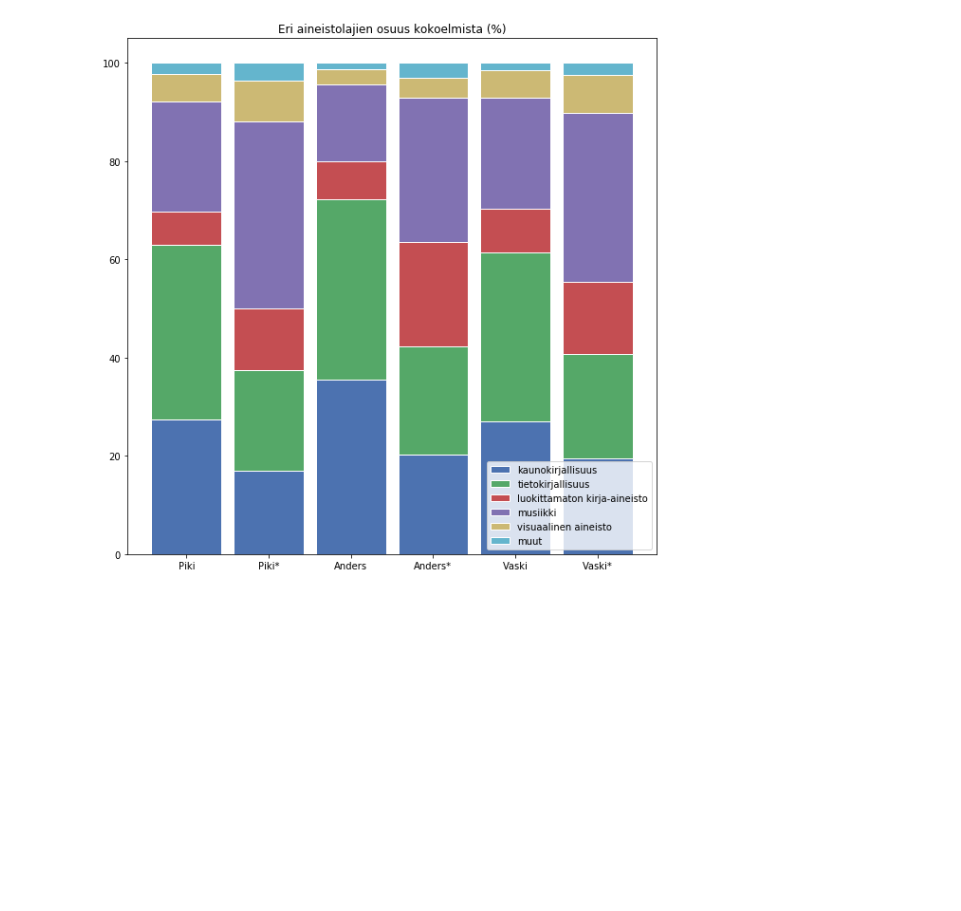
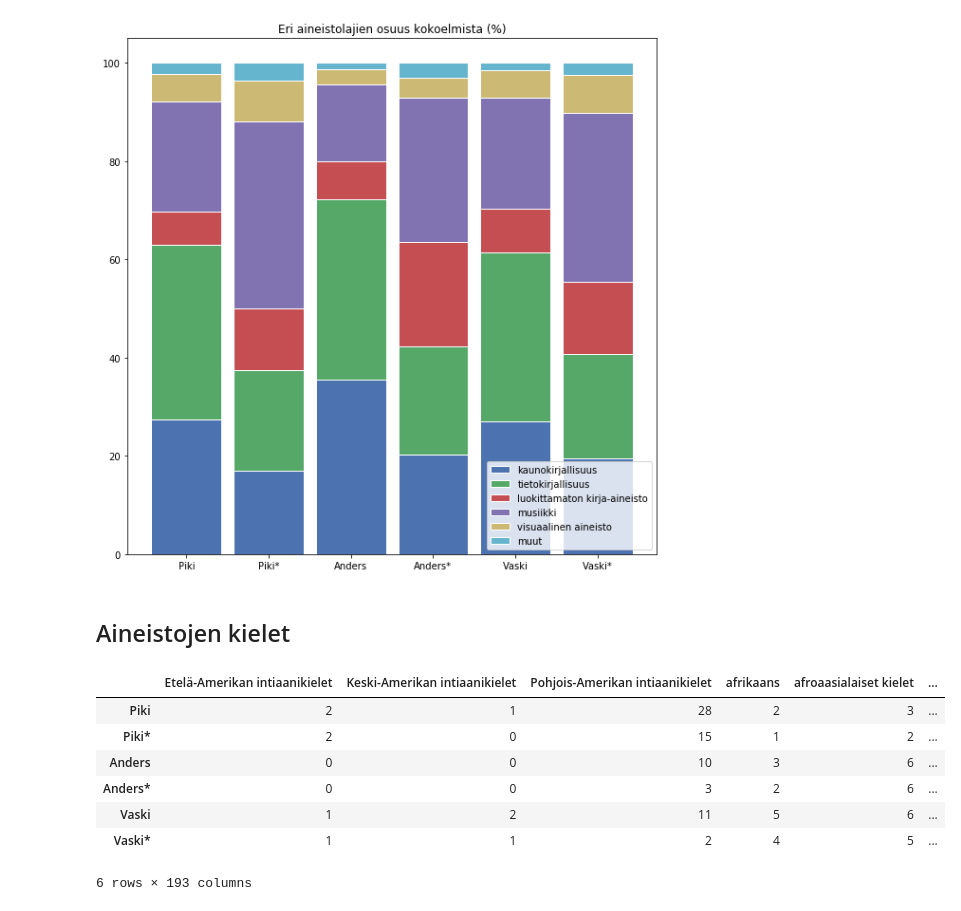
Before and after one commit to NatLibFi/melinda-yleisten-aineistokartoitus, a Jupyter notebook: Yleisten kirjastojen aineistot Melindassa -kartoitus.ipynb, the cells around one changed output. Cells and saved outputs as stored; diff of their text form; code cells hidden in the pictures; blank space fills up the shorter version.

```diff
--- a/Yleisten kirjastojen aineistot Melindassa -kartoitus.ipynb
+++ b/Yleisten kirjastojen aineistot Melindassa -kartoitus.ipynb
@@ -324,3 +324,5 @@ def aineistolajienOsuudet(df):
 aineistolajienOsuudet(df)
 # %% [output]
 [figure]
+# %% [markdown]
+## Aineistojen kielet
@@ -326,0 +389,11 @@ aineistolajienOsuudet(df)
+# %%
+languages
+# %% [output]
+|  | Etelä-Amerikan intiaanikielet | Keski-Amerikan intiaanikielet | Pohjois-Amerikan intiaanikielet | afrikaans | afroaasialaiset kielet | ... |
+| Piki | 2 | 1 | 28 | 2 | 3 | ... |
+| Piki* | 2 | 0 | 15 | 1 | 2 | ... |
+| Anders | 0 | 0 | 10 | 3 | 6 | ... |
+| Anders* | 0 | 0 | 3 | 2 | 6 | ... |
+| Vaski | 1 | 2 | 11 | 5 | 6 | ... |
+| Vaski* | 1 | 1 | 2 | 4 | 5 | ... |
+6 rows × 193 columns
```
Also changed, not shown: parts of 18 cells of this notebook, 6 other files.
